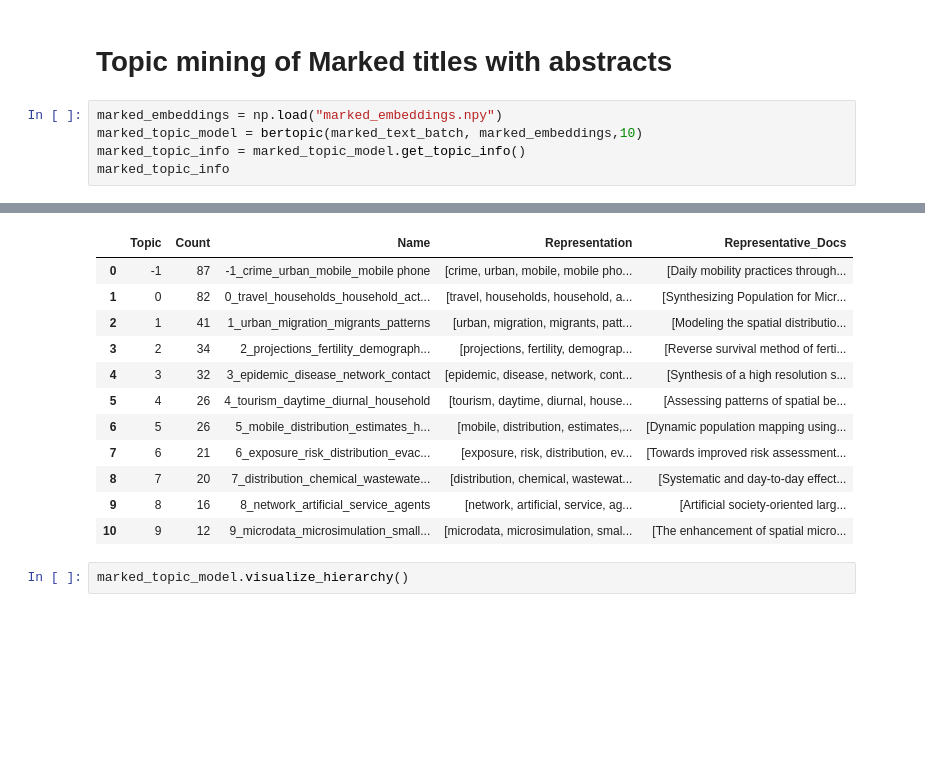
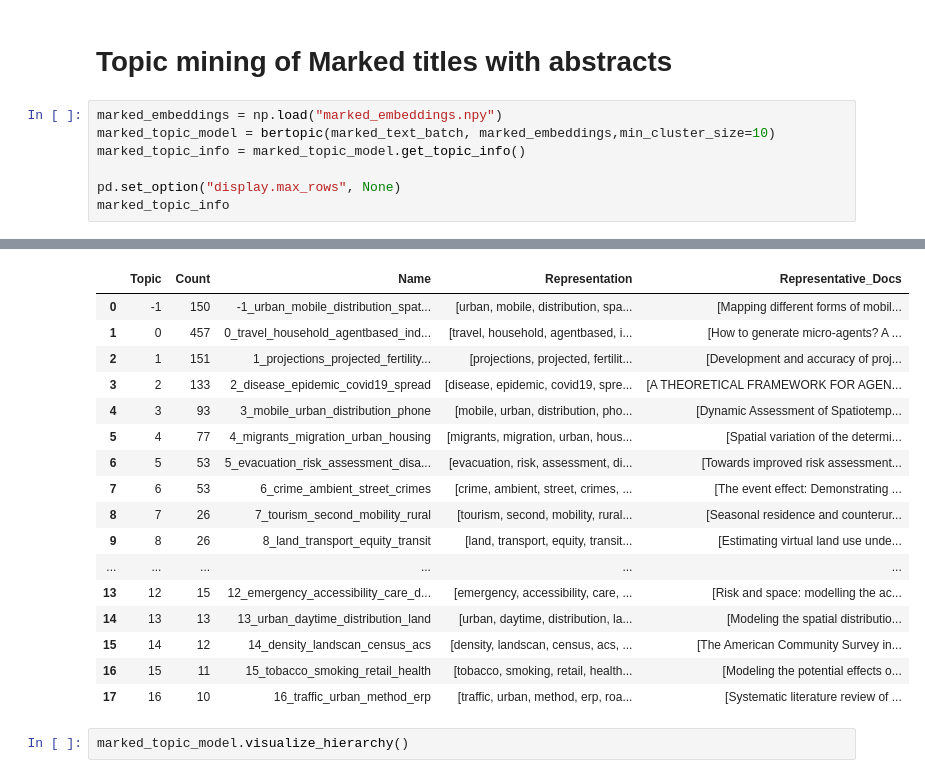
Before and after one commit to geogr-muni/Bertopic, a Jupyter notebook: prism_synpop.ipynb, the cells around one changed output, grey strips where cells are left out. Drawn from its saved outputs; the diff is of its cells as text; blank space fills up the shorter version.

```diff
--- a/prism_synpop.ipynb
+++ b/prism_synpop.ipynb
@@ -247,7 +248,9 @@ df_withTopic = helper(all_topic_df,df,'Topic')
 # Topic mining of Marked titles with abstracts
 # %%
 marked_embeddings = np.load("marked_embeddings.npy")
-marked_topic_model = bertopic(marked_text_batch, marked_embeddings,10)
+marked_topic_model = bertopic(marked_text_batch, marked_embeddings,min_cluster_size=10)
 marked_topic_info = marked_topic_model.get_topic_info()
+
+pd.set_option("display.max_rows", None)
 marked_topic_info
 # %% [output]
@@ -260,15 +263,20 @@ marked_topic_info
 |  | Topic | Count | Name | Representation | Representative_Docs |
-| 0 | -1 | 87 | -1_crime_urban_mobile_mobile phone | [crime, urban, mobile, mobile pho... | [Daily mobility practices through... |
-| 1 | 0 | 82 | 0_travel_households_household_act... | [travel, households, household, a... | [Synthesizing Population for Micr... |
-| 2 | 1 | 41 | 1_urban_migration_migrants_patterns | [urban, migration, migrants, patt... | [Modeling the spatial distributio... |
-| 3 | 2 | 34 | 2_projections_fertility_demograph... | [projections, fertility, demograp... | [Reverse survival method of ferti... |
-| 4 | 3 | 32 | 3_epidemic_disease_network_contact | [epidemic, disease, network, cont... | [Synthesis of a high resolution s... |
-| 5 | 4 | 26 | 4_tourism_daytime_diurnal_household | [tourism, daytime, diurnal, house... | [Assessing patterns of spatial be... |
-| 6 | 5 | 26 | 5_mobile_distribution_estimates_h... | [mobile, distribution, estimates,... | [Dynamic population mapping using... |
-| 7 | 6 | 21 | 6_exposure_risk_distribution_evac... | [exposure, risk, distribution, ev... | [Towards improved risk assessment... |
-| 8 | 7 | 20 | 7_distribution_chemical_wastewate... | [distribution, chemical, wastewat... | [Systematic and day-to-day effect... |
-| 9 | 8 | 16 | 8_network_artificial_service_agents | [network, artificial, service, ag... | [Artificial society-oriented larg... |
-| 10 | 9 | 12 | 9_microdata_microsimulation_small... | [microdata, microsimulation, smal... | [The enhancement of spatial micro... |
+| 0 | -1 | 150 | -1_urban_mobile_distribution_spat... | [urban, mobile, distribution, spa... | [Mapping different forms of mobil... |
+| 1 | 0 | 457 | 0_travel_household_agentbased_ind... | [travel, household, agentbased, i... | [How to generate micro-agents? A ... |
+| 2 | 1 | 151 | 1_projections_projected_fertility... | [projections, projected, fertilit... | [Development and accuracy of proj... |
+| 3 | 2 | 133 | 2_disease_epidemic_covid19_spread | [disease, epidemic, covid19, spre... | [A THEORETICAL FRAMEWORK FOR AGEN... |
+| 4 | 3 | 93 | 3_mobile_urban_distribution_phone | [mobile, urban, distribution, pho... | [Dynamic Assessment of Spatiotemp... |
+| 5 | 4 | 77 | 4_migrants_migration_urban_housing | [migrants, migration, urban, hous... | [Spatial variation of the determi... |
+| 6 | 5 | 53 | 5_evacuation_risk_assessment_disa... | [evacuation, risk, assessment, di... | [Towards improved risk assessment... |
+| 7 | 6 | 53 | 6_crime_ambient_street_crimes | [crime, ambient, street, crimes, ... | [The event effect: Demonstrating ... |
+| 8 | 7 | 26 | 7_tourism_second_mobility_rural | [tourism, second, mobility, rural... | [Seasonal residence and counterur... |
+| 9 | 8 | 26 | 8_land_transport_equity_transit | [land, transport, equity, transit... | [Estimating virtual land use unde... |
+| ... | ... | ... | ... | ... | ... |
+| 13 | 12 | 15 | 12_emergency_accessibility_care_d... | [emergency, accessibility, care, ... | [Risk and space: modelling the ac... |
+| 14 | 13 | 13 | 13_urban_daytime_distribution_land | [urban, daytime, distribution, la... | [Modeling the spatial distributio... |
+| 15 | 14 | 12 | 14_density_landscan_census_acs | [density, landscan, census, acs, ... | [The American Community Survey in... |
+| 16 | 15 | 11 | 15_tobacco_smoking_retail_health | [tobacco, smoking, retail, health... | [Modeling the potential effects o... |
+| 17 | 16 | 10 | 16_traffic_urban_method_erp | [traffic, urban, method, erp, roa... | [Systematic literature review of ... |
 # %%
 marked_topic_model.visualize_hierarchy()
 # %%
```
Also changed, not shown: parts of 10 cells of this notebook, 2 other files.
